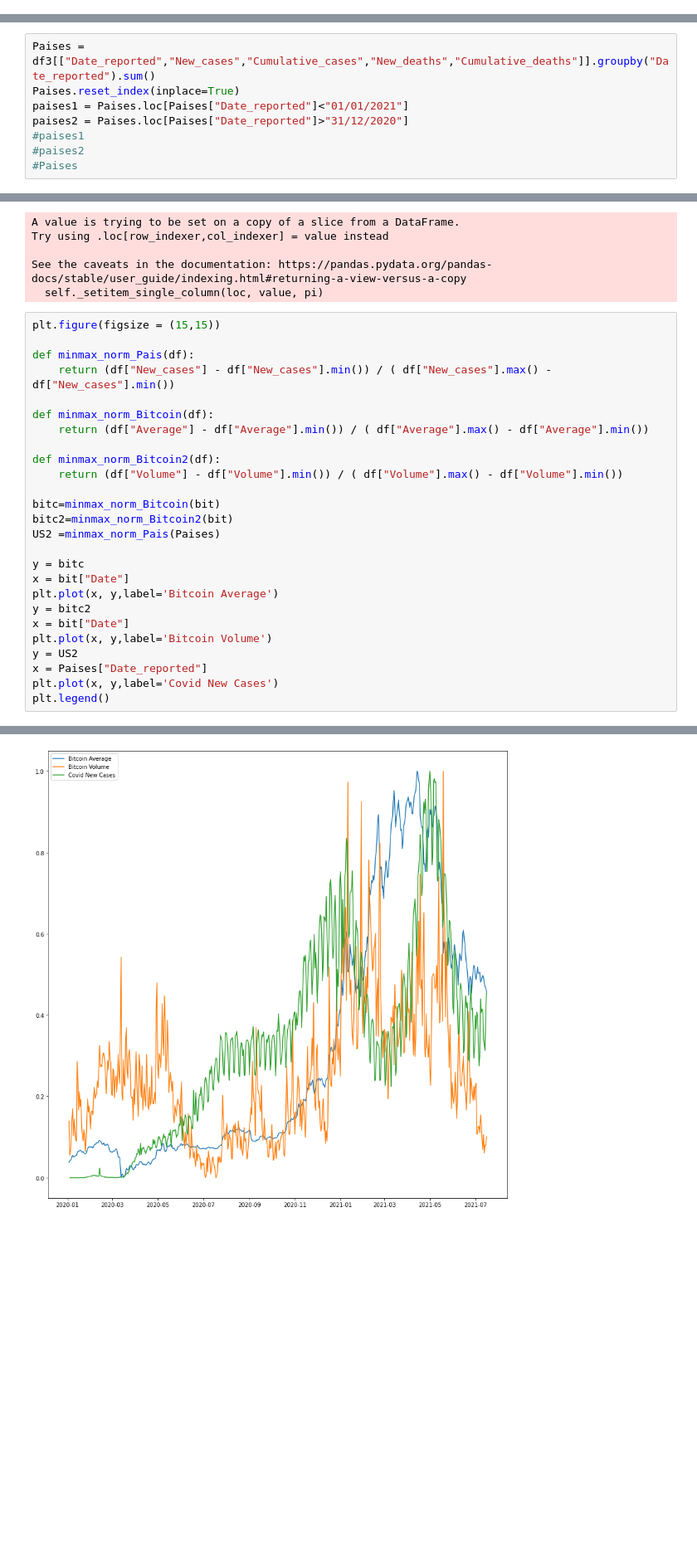
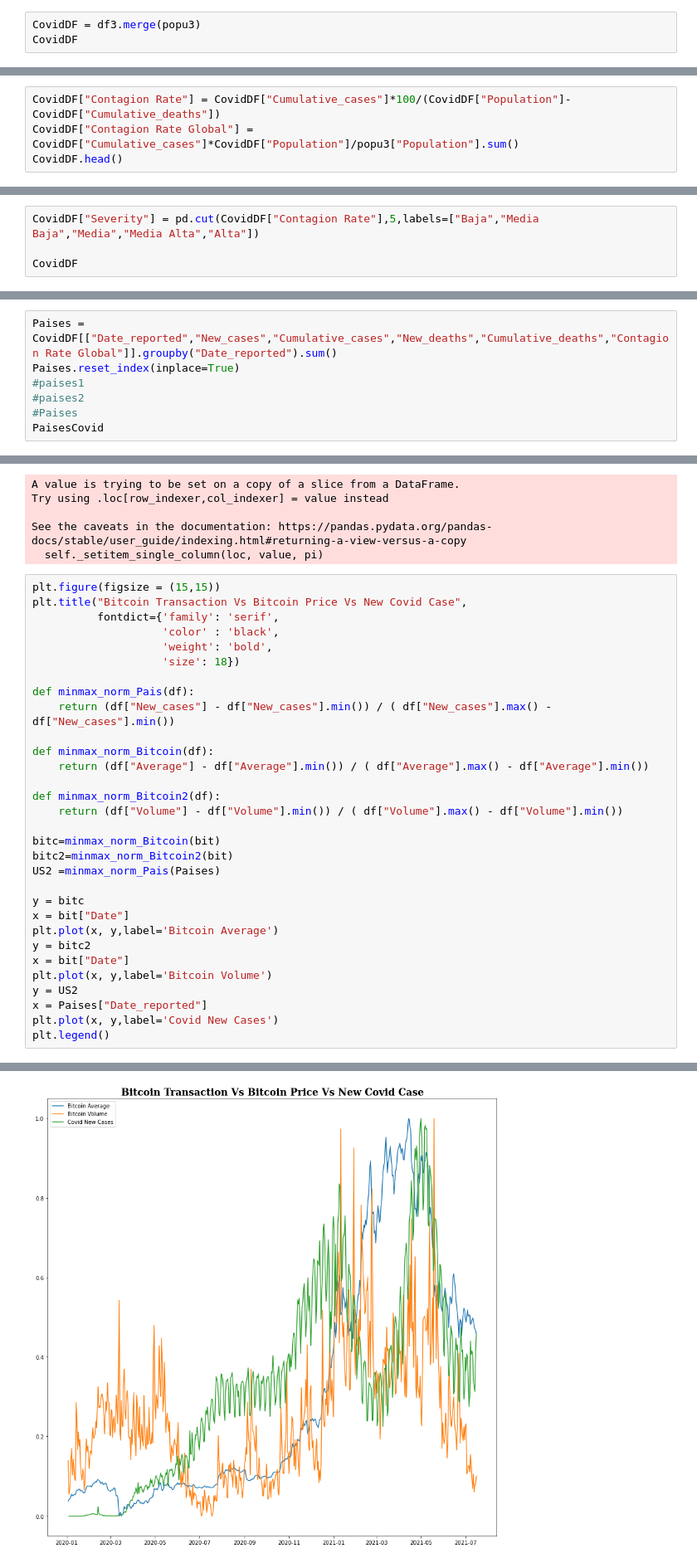
Before and after one commit to DavidLeonChang/CovidScience, a Jupyter notebook: proyecto-covid.ipynb, the cells around one changed output, grey strips where cells are left out. Shown at 83% size. Cells and saved outputs as stored; diff of their text form; blank space fills up the shorter version.

```diff
--- a/proyecto-covid.ipynb
+++ b/proyecto-covid.ipynb
@@ -90,3 +131,6 @@ df3.head()
 | 4549 | 2020-03-05 | Argentina | 0 | 5 | 0 | 0 |
 | 4550 | 2020-03-06 | Argentina | 1 | 6 | 0 | 0 |
 | 4551 | 2020-03-07 | Argentina | 7 | 13 | 1 | 1 |
+# %%
+CovidDF = df3.merge(popu3)
+CovidDF
@@ -92,0 +151,4 @@ df3.head()
+# %%
+CovidDF["Contagion Rate"] = CovidDF["Cumulative_cases"]*100/(CovidDF["Population"]-CovidDF["Cumulative_deaths"])
+CovidDF["Contagion Rate Global"] = CovidDF["Cumulative_cases"]*CovidDF["Population"]/popu3["Population"].sum()
+CovidDF.head()
@@ -92,0 +162,4 @@ df3.head()
+# %%
+CovidDF["Severity"] = pd.cut(CovidDF["Contagion Rate"],5,labels=["Baja","Media Baja","Media","Media Alta","Alta"])
+
+CovidDF
@@ -265,10 +345,9 @@ x = bit["Date"]
 new = x.loc[peaks]
 new
 # %%
-Paises = df3[["Date_reported","New_cases","Cumulative_cases","New_deaths","Cumulative_deaths"]].groupby("Date_reported").sum()
+Paises = CovidDF[["Date_reported","New_cases","Cumulative_cases","New_deaths","Cumulative_deaths","Contagion Rate Global"]].groupby("Date_reported").sum()
 Paises.reset_index(inplace=True)
-paises1 = Paises.loc[Paises["Date_reported"]<"01/01/2021"]
-paises2 = Paises.loc[Paises["Date_reported"]>"31/12/2020"]
 #paises1
 #paises2
 #Paises
+PaisesCovid
@@ -323,32 +432,37 @@ See the caveats in the documentation: https://pandas.pydata.org/pandas-docs/stab
   self._setitem_single_column(loc, value, pi)
 # %%
 plt.figure(figsize = (15,15))
+plt.title("Bitcoin Transaction Vs Bitcoin Price Vs New Covid Case",
+          fontdict={'family': 'serif',
+                    'color' : 'black',
+                    'weight': 'bold',
+                    'size': 18})
 
 def minmax_norm_Pais(df):
     return (df["New_cases"] - df["New_cases"].min()) / ( df["New_cases"].max() - df["New_cases"].min())
 
 def minmax_norm_Bitcoin(df):
     return (df["Average"] - df["Average"].min()) / ( df["Average"].max() - df["Average"].min())
 
 def minmax_norm_Bitcoin2(df):
     return (df["Volume"] - df["Volume"].min()) / ( df["Volume"].max() - df["Volume"].min())
 
 bitc=minmax_norm_Bitcoin(bit)
 bitc2=minmax_norm_Bitcoin2(bit)
 US2 =minmax_norm_Pais(Paises)
 
 y = bitc
 x = bit["Date"]
 plt.plot(x, y,label='Bitcoin Average')
 y = bitc2
 x = bit["Date"]
 plt.plot(x, y,label='Bitcoin Volume')
 y = US2
 x = Paises["Date_reported"]
 plt.plot(x, y,label='Covid New Cases')
 plt.legend()
 # %% [output]
 <matplotlib.legend.Legend at 0x...>
-[figure, old version]
+[figure, new version]
 # %%
 plt.figure(figsize = (15,15))
```
Also changed, not shown: parts of 36 cells of this notebook, 1 other file.
